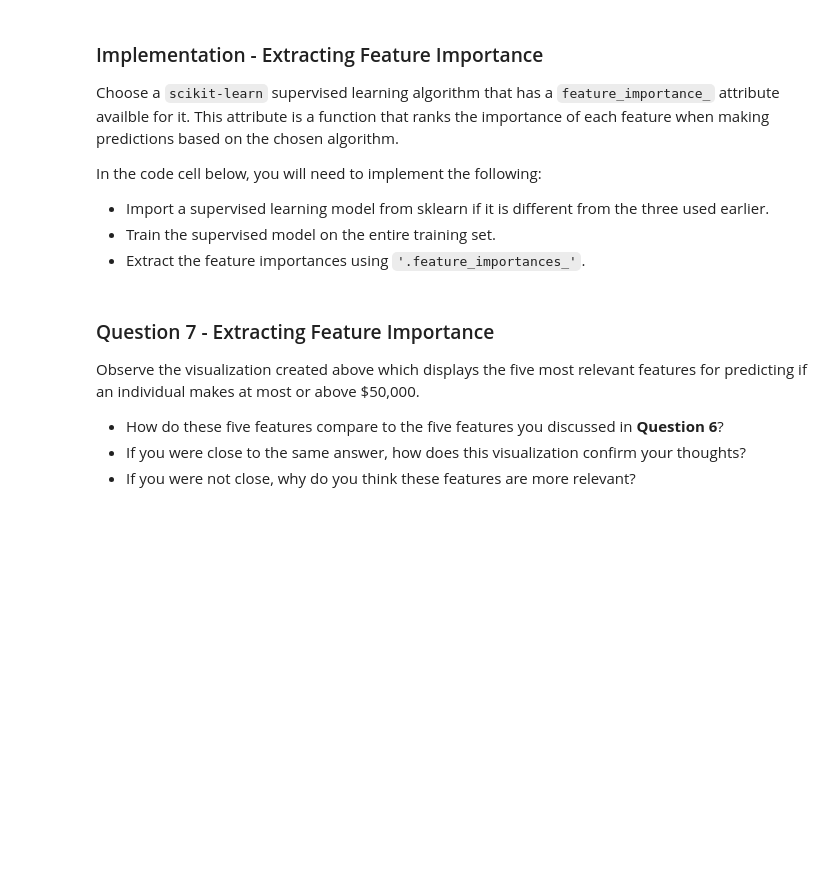
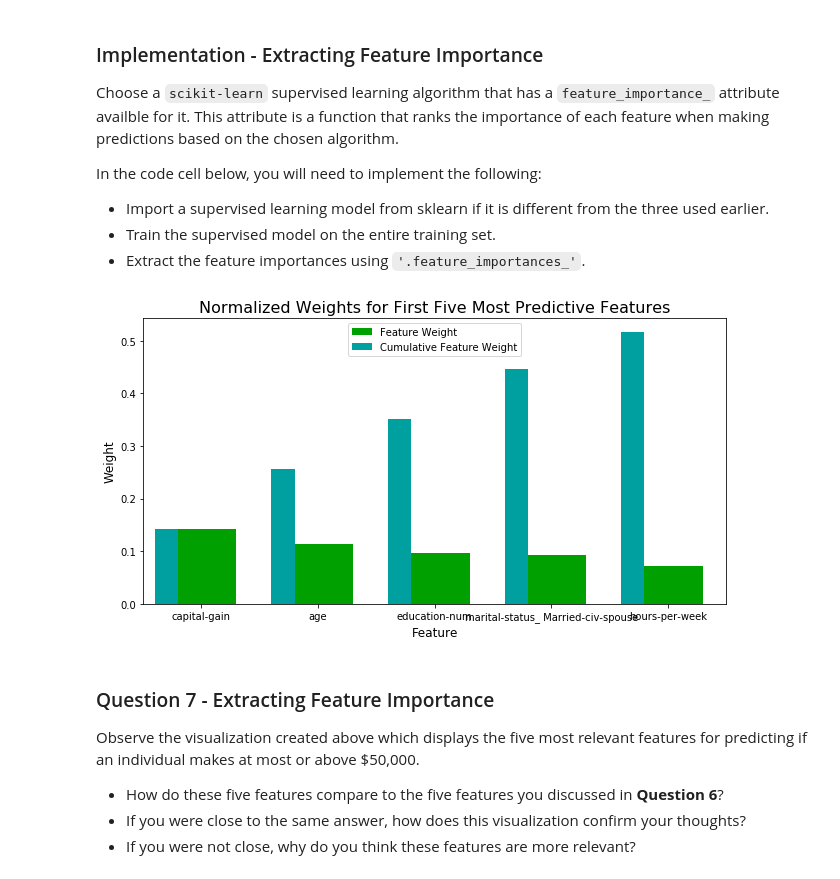
Before and after one commit to smmuzza/machine-learning, a Jupyter notebook: projects/finding_donors/finding_donors.ipynb, the cells around one changed output. Saved outputs shown, nothing was run; the diff lists cells and outputs as text; code cells hidden in the pictures; blank space fills up the shorter version.

```diff
--- a/projects/finding_donors/finding_donors.ipynb
+++ b/projects/finding_donors/finding_donors.ipynb
@@ -655,16 +698,19 @@ In the code cell below, you will need to implement the following:
  - Extract the feature importances using `'.feature_importances_'`.
 # %%
 # TODO: Import a supervised learning model that has 'feature_importances_'
-
+from sklearn.ensemble import RandomForestClassifier
 
 # TODO: Train the supervised model on the training set using .fit(X_train, y_train)
-model = None
+model = RandomForestClassifier(n_estimators=100, max_depth=20, random_state=11)
+model.fit(X_train, y_train)
 
 # TODO: Extract the feature importances using .feature_importances_
-importances = None
+importances = model.feature_importances_
 
 # Plot
 vs.feature_plot(importances, X_train, y_train)
+# %% [output]
+[figure, added]
 # %% [markdown]
 ### Question 7 - Extracting Feature Importance
 
```
Also changed, not shown: parts of 13 cells of this notebook, 1 other file.
